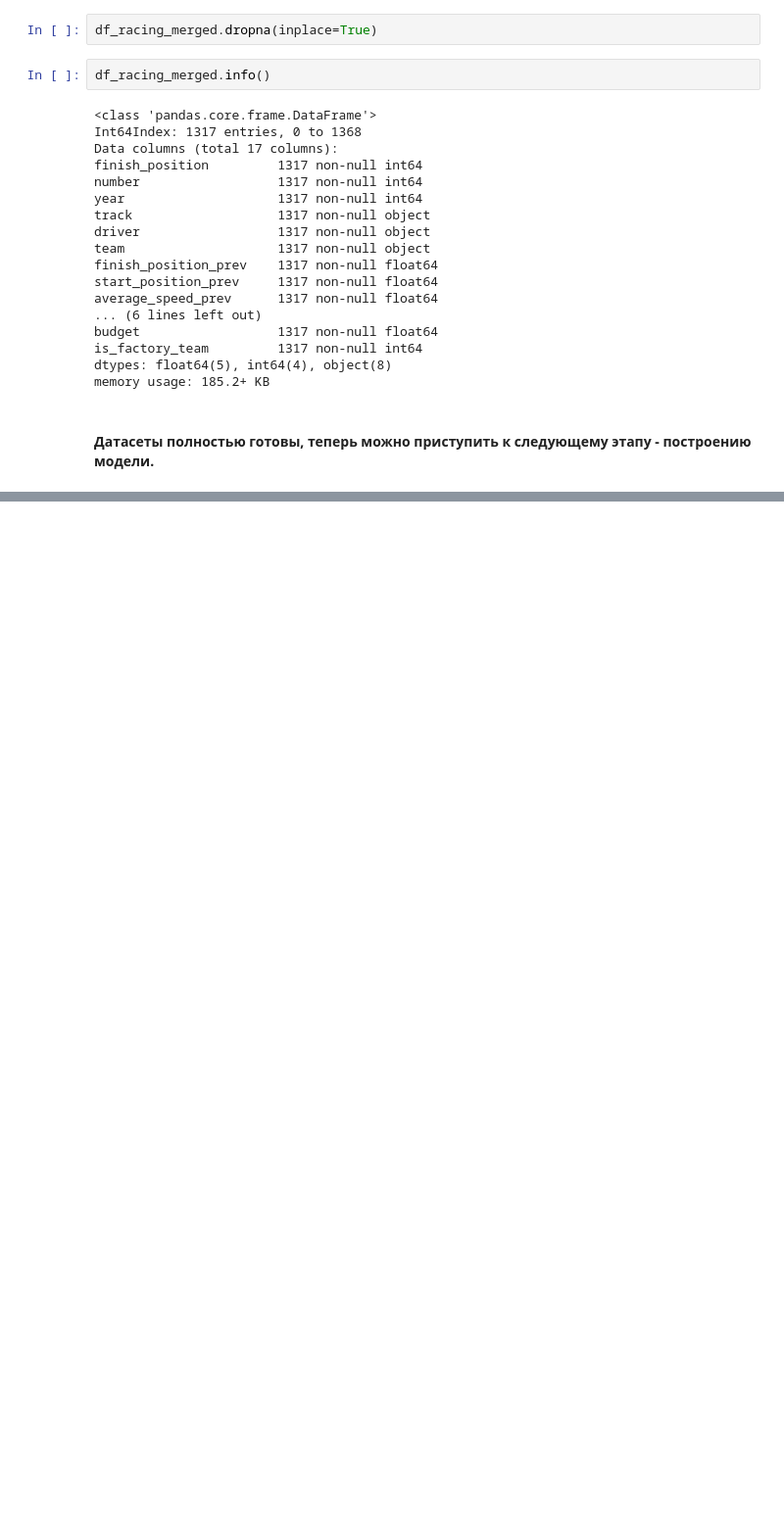
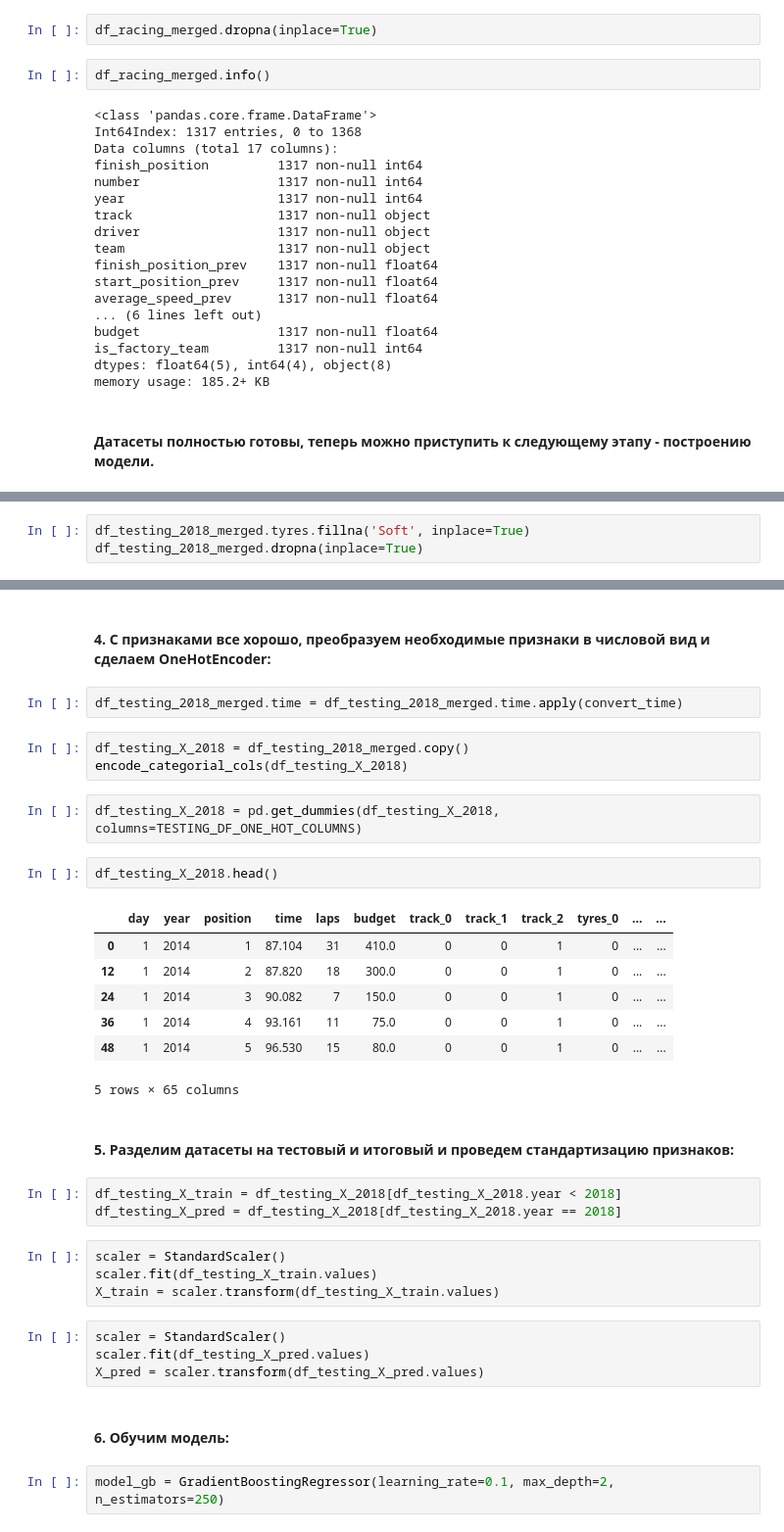
Before and after one commit to AndrewLrrr/f1-guru, a Jupyter notebook: f1-guru.ipynb, the cells around one changed output, grey strips where cells are left out. Shown at 98% size. Saved outputs shown, nothing was run; the diff lists cells and outputs as text; blank space fills up the shorter version.

```diff
--- a/f1-guru.ipynb
+++ b/f1-guru.ipynb
@@ -876,0 +972,3 @@ memory usage: 4.8+ KB
+# %%
+df_testing_2018_merged.tyres.fillna('Soft', inplace=True)
+df_testing_2018_merged.dropna(inplace=True)
@@ -876,0 +1023,36 @@ memory usage: 4.8+ KB
+# %% [markdown]
+#### 4. С признаками все хорошо, преобразуем необходимые признаки в числовой вид и сделаем OneHotEncoder:
+# %%
+df_testing_2018_merged.time = df_testing_2018_merged.time.apply(convert_time)
+# %%
+df_testing_X_2018 = df_testing_2018_merged.copy()
+encode_categorial_cols(df_testing_X_2018)
+# %%
+df_testing_X_2018 = pd.get_dummies(df_testing_X_2018, columns=TESTING_DF_ONE_HOT_COLUMNS)
+# %%
+df_testing_X_2018.head()
+# %% [output]
+|  | day | year | position | time | laps | budget | track_0 | track_1 | track_2 | tyres_0 | ... | ... |
+| 0 | 1 | 2014 | 1 | 87.104 | 31 | 410.0 | 0 | 0 | 1 | 0 | ... | ... |
+| 12 | 1 | 2014 | 2 | 87.820 | 18 | 300.0 | 0 | 0 | 1 | 0 | ... | ... |
+| 24 | 1 | 2014 | 3 | 90.082 | 7 | 150.0 | 0 | 0 | 1 | 0 | ... | ... |
+| 36 | 1 | 2014 | 4 | 93.161 | 11 | 75.0 | 0 | 0 | 1 | 0 | ... | ... |
+| 48 | 1 | 2014 | 5 | 96.530 | 15 | 80.0 | 0 | 0 | 1 | 0 | ... | ... |
+5 rows × 65 columns
+# %% [markdown]
+#### 5. Разделим датасеты на тестовый и итоговый и проведем стандартизацию признаков:
+# %%
+df_testing_X_train = df_testing_X_2018[df_testing_X_2018.year < 2018]
+df_testing_X_pred = df_testing_X_2018[df_testing_X_2018.year == 2018]
+# %%
+scaler = StandardScaler()
+scaler.fit(df_testing_X_train.values)
+X_train = scaler.transform(df_testing_X_train.values)
+# %%
+scaler = StandardScaler()
+scaler.fit(df_testing_X_pred.values)
+X_pred = scaler.transform(df_testing_X_pred.values)
+# %% [markdown]
+#### 6. Обучим модель:
+# %%
+model_gb = GradientBoostingRegressor(learning_rate=0.1, max_depth=2, n_estimators=250)
```
Also changed, not shown: parts of 70 cells of this notebook, 2 other files.
